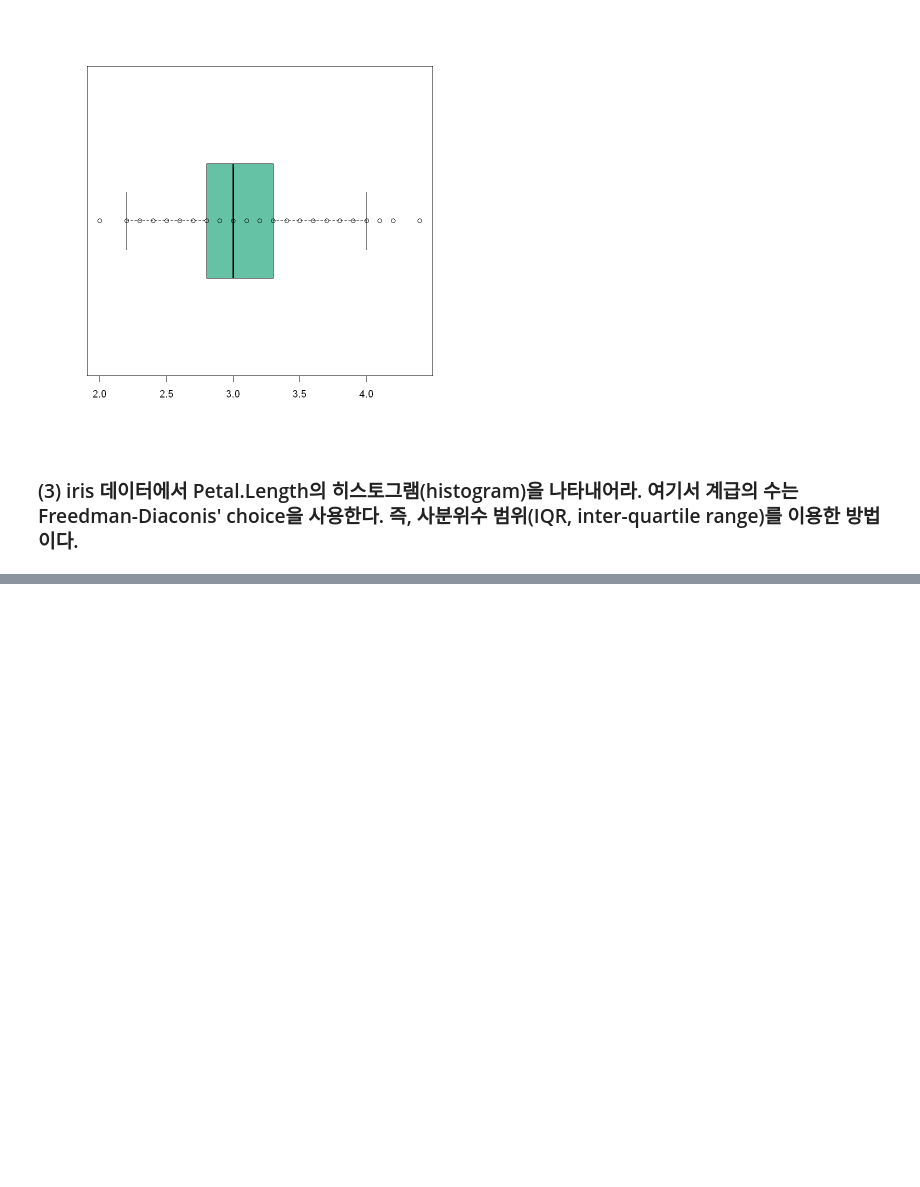
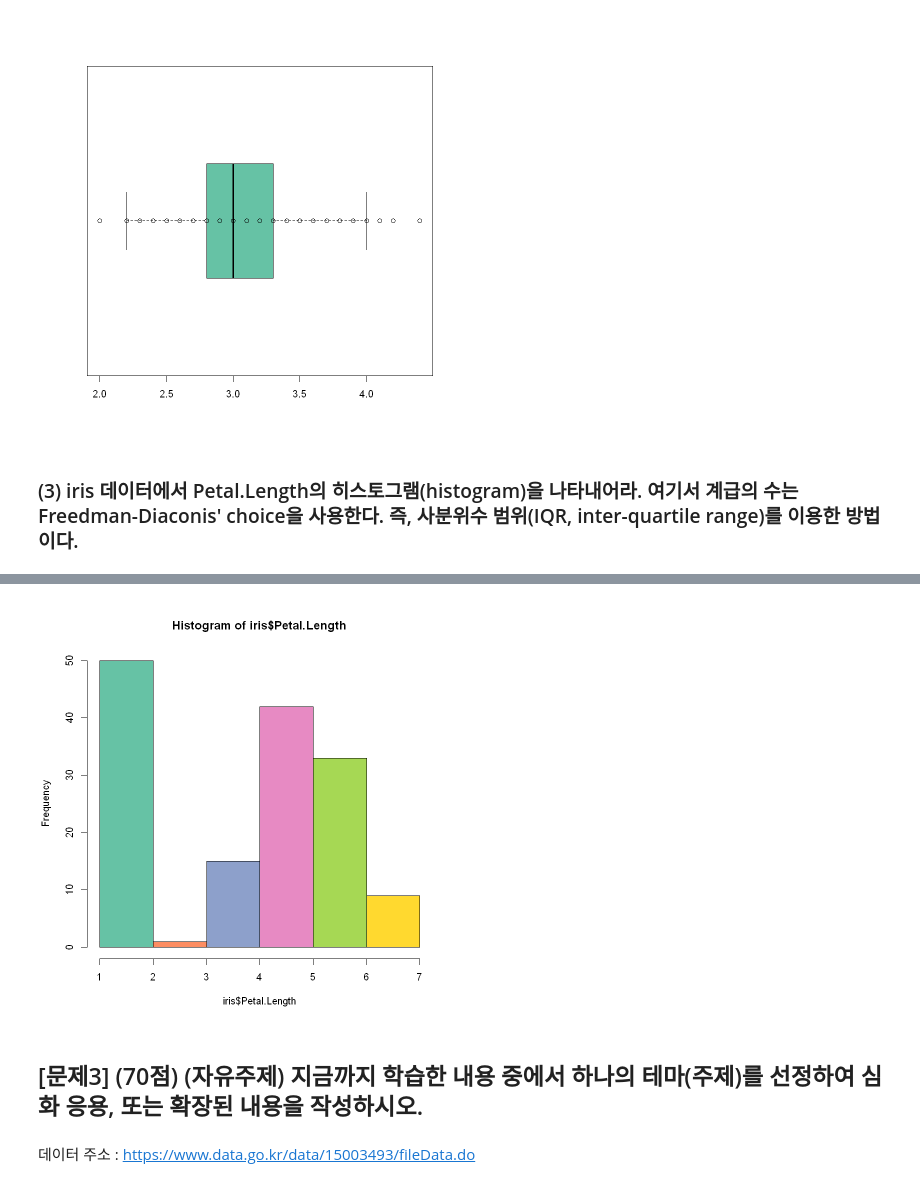
Before and after one commit to 21jun/probability-statistics-programming, a Jupyter notebook: 중간고사.ipynb, the cells around one changed output, grey strips where cells are left out. Drawn from its saved outputs; the diff is of its cells as text; code cells hidden in the pictures; blank space fills up the shorter version.

```diff
--- a/중간고사.ipynb
+++ b/중간고사.ipynb
@@ -96,0 +108,11 @@ hist(iris$Petal.Length)
+# %%
+# 더 간단한 방법. (breaks="FD")
+hist(iris$Petal.Length,
+     breaks = "FD",
+     col=coul)
+# %% [output]
+[figure, added]
+# %% [markdown]
+## [문제3] (70점) (자유주제) 지금까지 학습한 내용 중에서 하나의 테마(주제)를 선정하여 심화 응용, 또는 확장된 내용을 작성하시오.
+# %% [markdown]
+데이터 주소 : https://www.data.go.kr/data/15003493/fileData.do
```
Also changed, not shown: parts of 20 cells of this notebook, 1 other file.
